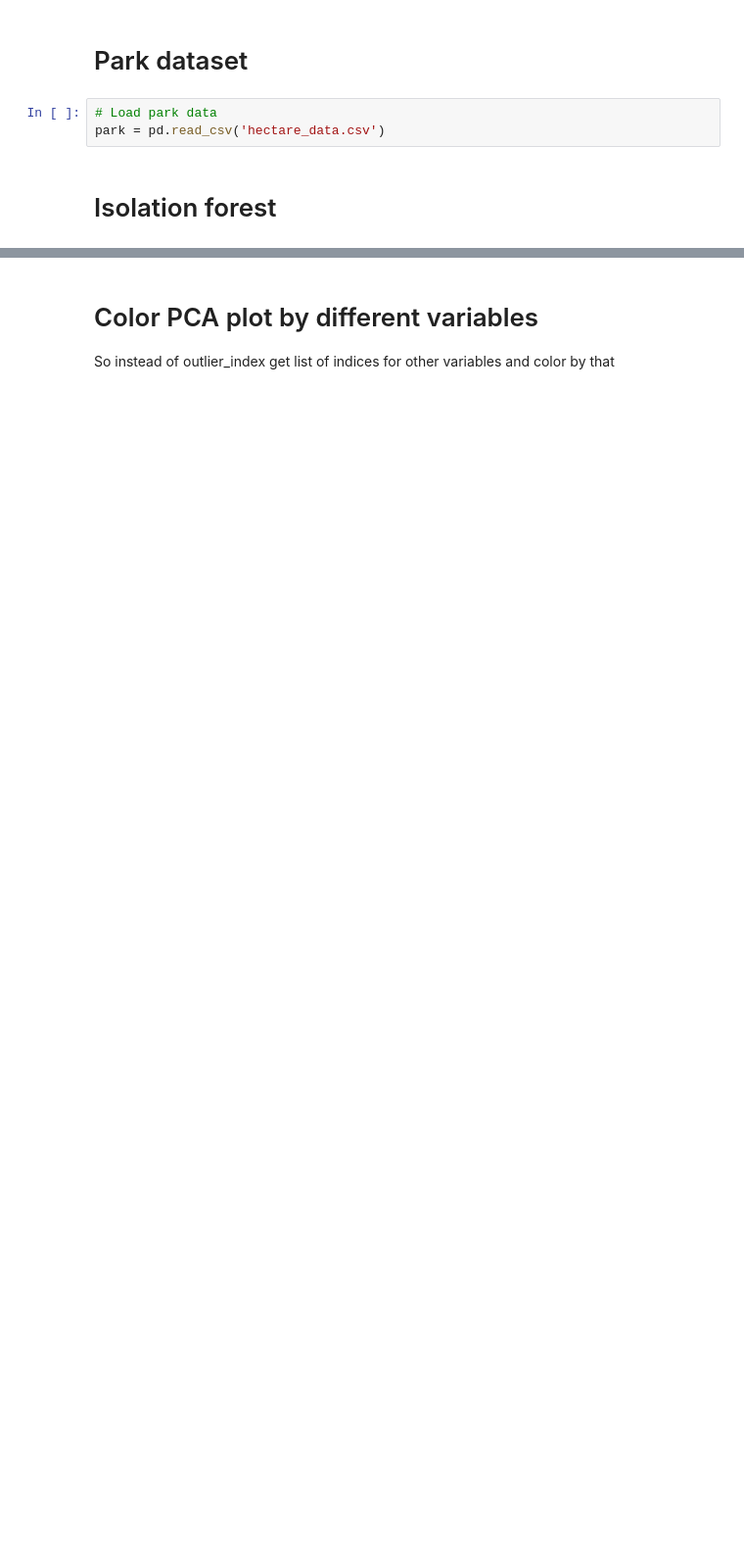
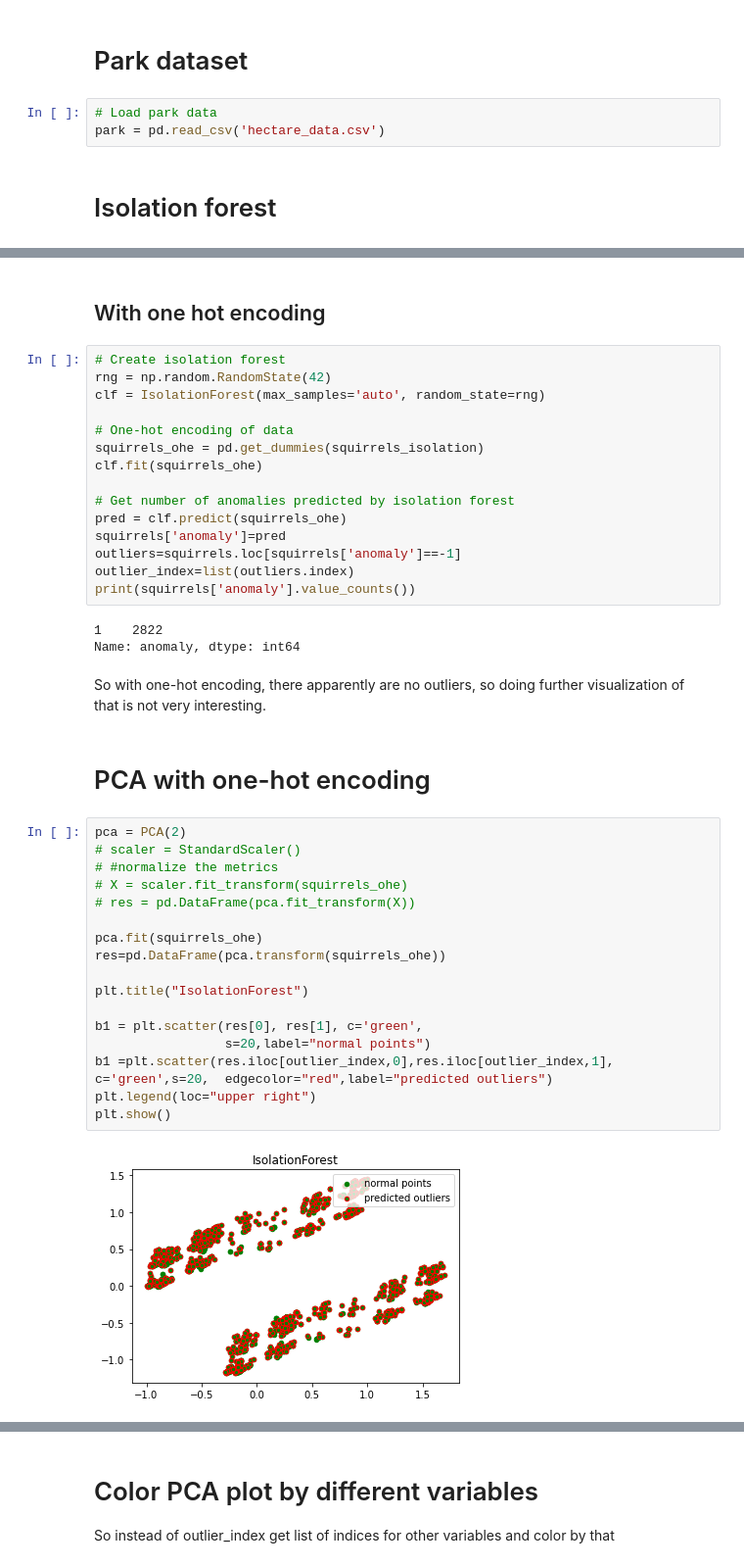
Before and after one commit to xmsterl/SP_squirrels, a Jupyter notebook: squirrels.ipynb, the cells around one changed output, grey strips where cells are left out. Shown at 98% size. Cells and saved outputs as stored; diff of their text form; blank space fills up the shorter version.

```diff
--- a/squirrels.ipynb
+++ b/squirrels.ipynb
@@ -254,0 +280,43 @@ plt.show()
+# %% [markdown]
+## With one hot encoding
+# %%
+# Create isolation forest
+rng = np.random.RandomState(42)
+clf = IsolationForest(max_samples='auto', random_state=rng)
+
+# One-hot encoding of data
+squirrels_ohe = pd.get_dummies(squirrels_isolation)
+clf.fit(squirrels_ohe)
+
+# Get number of anomalies predicted by isolation forest
+pred = clf.predict(squirrels_ohe)
+squirrels['anomaly']=pred
+outliers=squirrels.loc[squirrels['anomaly']==-1]
+outlier_index=list(outliers.index)
+print(squirrels['anomaly'].value_counts())
+# %% [output]
+1    2822
+Name: anomaly, dtype: int64
+# %% [markdown]
+So with one-hot encoding, there apparently are no outliers, so doing further visualization of that is not very interesting.
+# %% [markdown]
+# PCA with one-hot encoding
+# %%
+pca = PCA(2)
+# scaler = StandardScaler()
+# #normalize the metrics
+# X = scaler.fit_transform(squirrels_ohe)
+# res = pd.DataFrame(pca.fit_transform(X))
+
+pca.fit(squirrels_ohe)
+res=pd.DataFrame(pca.transform(squirrels_ohe))
+
+plt.title("IsolationForest")
+
+b1 = plt.scatter(res[0], res[1], c='green',
+                 s=20,label="normal points")
+b1 =plt.scatter(res.iloc[outlier_index,0],res.iloc[outlier_index,1], c='green',s=20,  edgecolor="red",label="predicted outliers")
+plt.legend(loc="upper right")
+plt.show()
+# %% [output]
+[figure, added]
```
Also changed, not shown: parts of 18 cells of this notebook.
